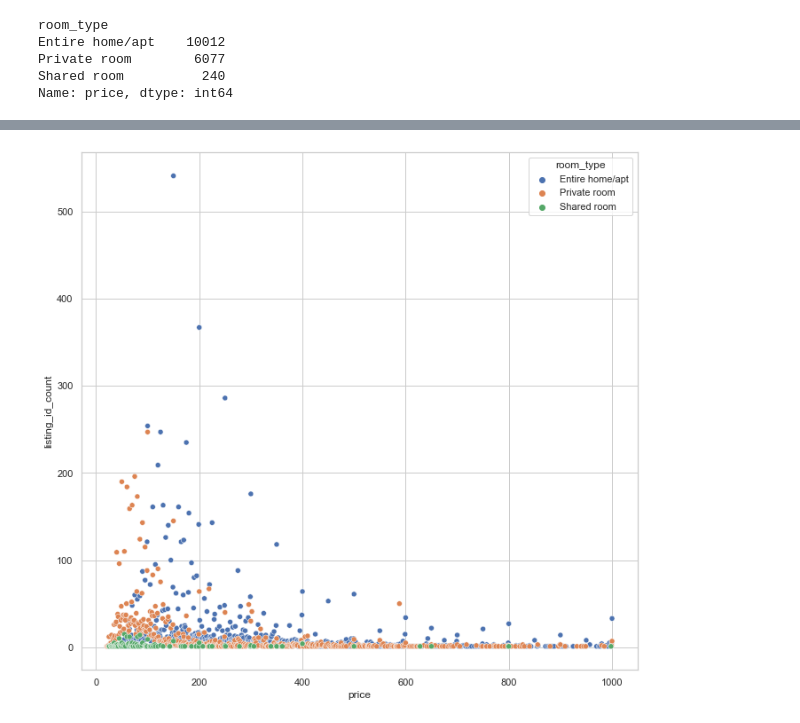
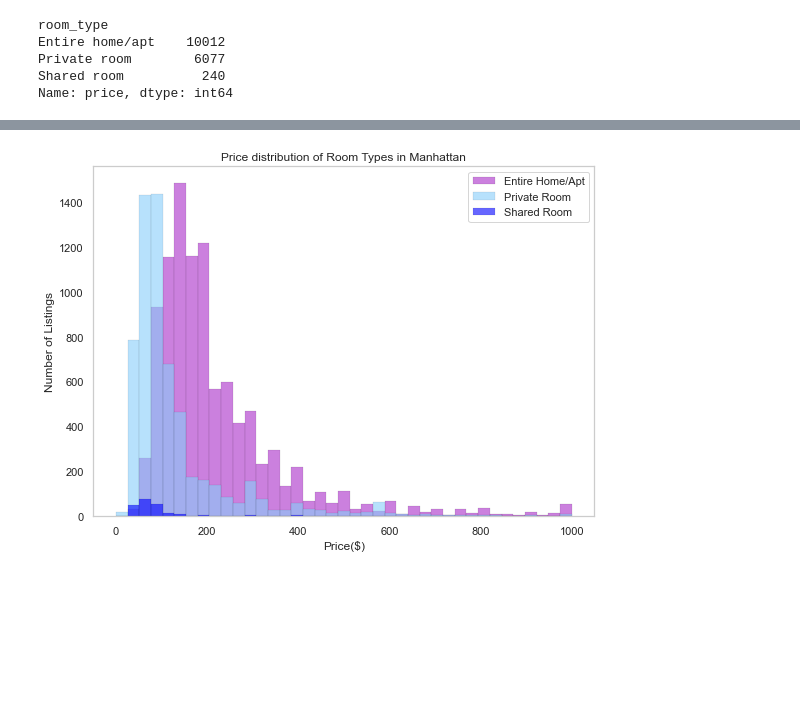
Before and after one commit to mb3005/NYC-Airbnbs, a Jupyter notebook: Python Project 1 - Airbnbs in NYC.ipynb, the cells around one changed output, grey strips where cells are left out. Drawn from its saved outputs; the diff is of its cells as text; code cells hidden in the pictures; blank space fills up the shorter version.

Commit message:
Manhattan price distr plot updated

```diff
--- a/Python Project 1 - Airbnbs in NYC.ipynb
+++ b/Python Project 1 - Airbnbs in NYC.ipynb
@@ -652,6 +601,0 @@ ma3
-# %%
-plt.figure(figsize=(10,10))
-sns.scatterplot(x=ma3["price"], y=ma3["listing_id_count"], hue=ma3["room_type"])
-plt.show()
-# %% [output]
-[figure, removed]
@@ -657,0 +612,17 @@ plt.show()
+# %%
+entire_home_price = ma2[ma2.room_type == 'Entire home/apt']['price'].tolist()
+private_room = ma2[ma2.room_type == 'Private room']['price'].tolist()
+shared_room = ma2[ma2.room_type == 'Shared room']['price'].tolist()
+plt.figure(figsize=(8,6))
+bins = np.linspace(0, 1000, 40)
+plt.hist(entire_home_price, bins, alpha=0.75, color = "mediumorchid", label="Entire Home/Apt", edgecolor='black', linewidth=0.1)
+plt.hist(private_room, bins, alpha=0.6, color = "lightskyblue", label="Private Room", edgecolor='black', linewidth=0.1)
+plt.hist(shared_room, bins, alpha=0.6, color = "blue", label="Shared Room", edgecolor='black', linewidth=0.1)
+
+plt.title('Price distribution of Room Types in Manhattan')
+plt.xlabel('Price($)')
+plt.ylabel('Number of Listings')
+plt.legend()
+plt.grid(False)
+# %% [output]
+[figure, added]
```
Also changed, not shown: parts of 7 cells of this notebook.
